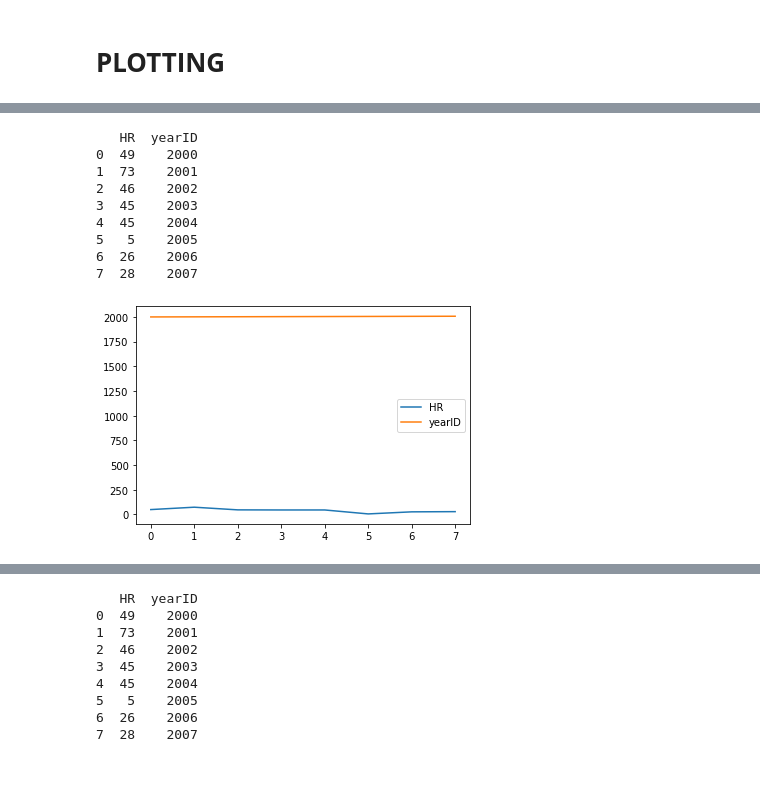
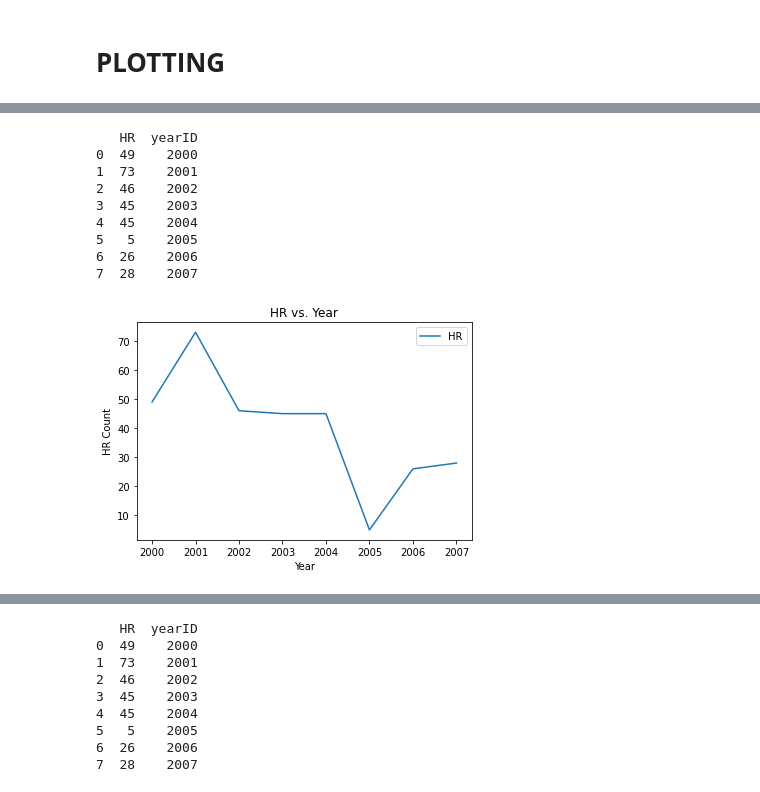
Before and after one commit to mohamedamine456/educative_machine_learning_for_SE, a Jupyter notebook: DataAnalysisWithPandas.ipynb, the cells around one changed output, grey strips where cells are left out. Cells and saved outputs as stored; diff of their text form; code cells hidden in the pictures.

Commit message:
fix some plot

```diff
--- a/DataAnalysisWithPandas.ipynb
+++ b/DataAnalysisWithPandas.ipynb
@@ -1084,20 +1118,23 @@ Name: yearID, dtype: int64
 # %%
-# import pyplot see the top
+# define df
 df = pd.DataFrame({
     'HR': [49, 73, 46, 45, 45, 5, 26, 28],
     'yearID': [2000, 2001, 2002, 2003, 2004, 2005, 2006, 2007]})
 print('{}\n'.format(df))
 
-df.plot()
+df.plot(x='yearID', y='HR')
+plt.title('HR vs. Year')
+plt.xlabel('Year')
+plt.ylabel('HR Count')
 plt.show()
 # %% [output]
    HR  yearID
 0  49    2000
 1  73    2001
 2  46    2002
 3  45    2003
 4  45    2004
 5   5    2005
 6  26    2006
 7  28    2007
-[figure, old version]
+[figure, new version]
```
Also changed, not shown: parts of 6 cells of this notebook, 1 other file.
